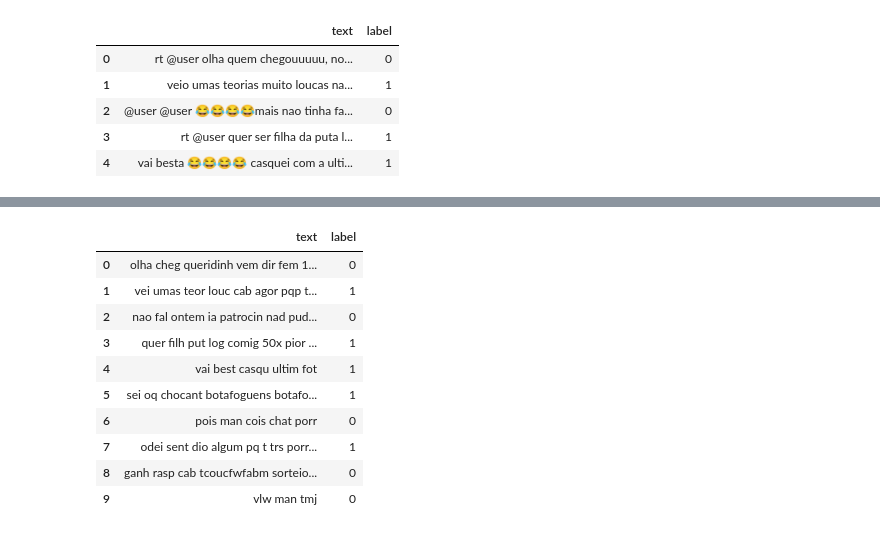
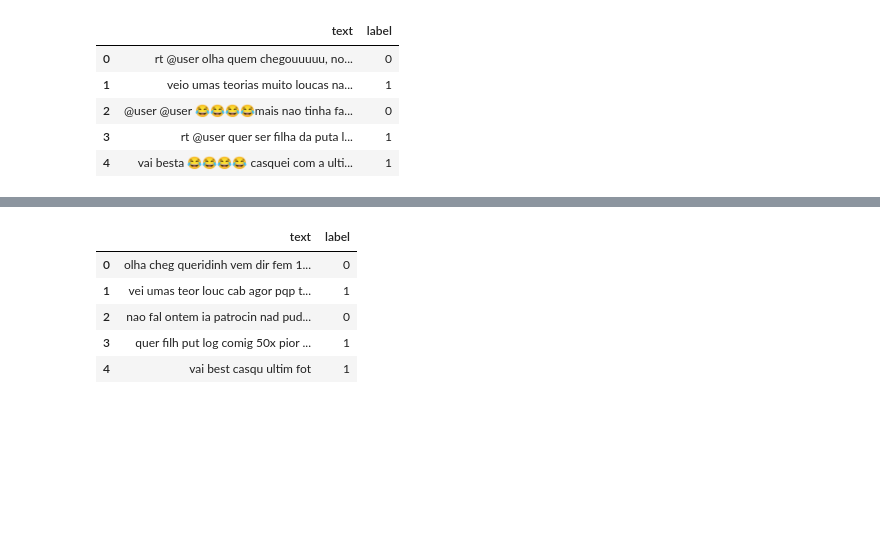
Before and after one commit to HugoLeda/ML-Olympiad-Toxic-Language-PTBR-Detection, a Jupyter notebook: Training_model.ipynb, the cells around one changed output, grey strips where cells are left out. Cells and saved outputs as stored; diff of their text form; code cells hidden in the pictures; blank space fills up the shorter version.

```diff
--- a/Training_model.ipynb
+++ b/Training_model.ipynb
@@ -128,19 +101,3 @@ def portugueseStemmer(text):
   stemmedText = ' '.join(stemmedWords)
 
   return stemmedText
-# %%
-df['text'] = df['text'].apply(portugueseStemmer)
-
-df.head(10)
-# %% [output]
-|  | text | label |
-| 0 | olha cheg queridinh vem dir fem 1... | 0 |
-| 1 | vei umas teor louc cab agor pqp t... | 1 |
-| 2 | nao fal ontem ia patrocin nad pud... | 0 |
-| 3 | quer filh put log comig 50x pior ... | 1 |
-| 4 | vai best casqu ultim fot | 1 |
-| 5 | sei oq chocant botafoguens botafo... | 1 |
-| 6 | pois man cois chat porr | 0 |
-| 7 | odei sent dio algum pq t trs porr... | 1 |
-| 8 | ganh rasp cab tcoucfwfabm sorteio... | 0 |
-| 9 | vlw man tmj | 0 |
@@ -148,0 +108,9 @@ df.to_csv('cleaned_text.csv', index=False)
+# %%
+df.head()
+# %% [output]
+|  | text | label |
+| 0 | olha cheg queridinh vem dir fem 1... | 0 |
+| 1 | vei umas teor louc cab agor pqp t... | 1 |
+| 2 | nao fal ontem ia patrocin nad pud... | 0 |
+| 3 | quer filh put log comig 50x pior ... | 1 |
+| 4 | vai best casqu ultim fot | 1 |
```
Also changed, not shown: parts of 32 cells of this notebook.
